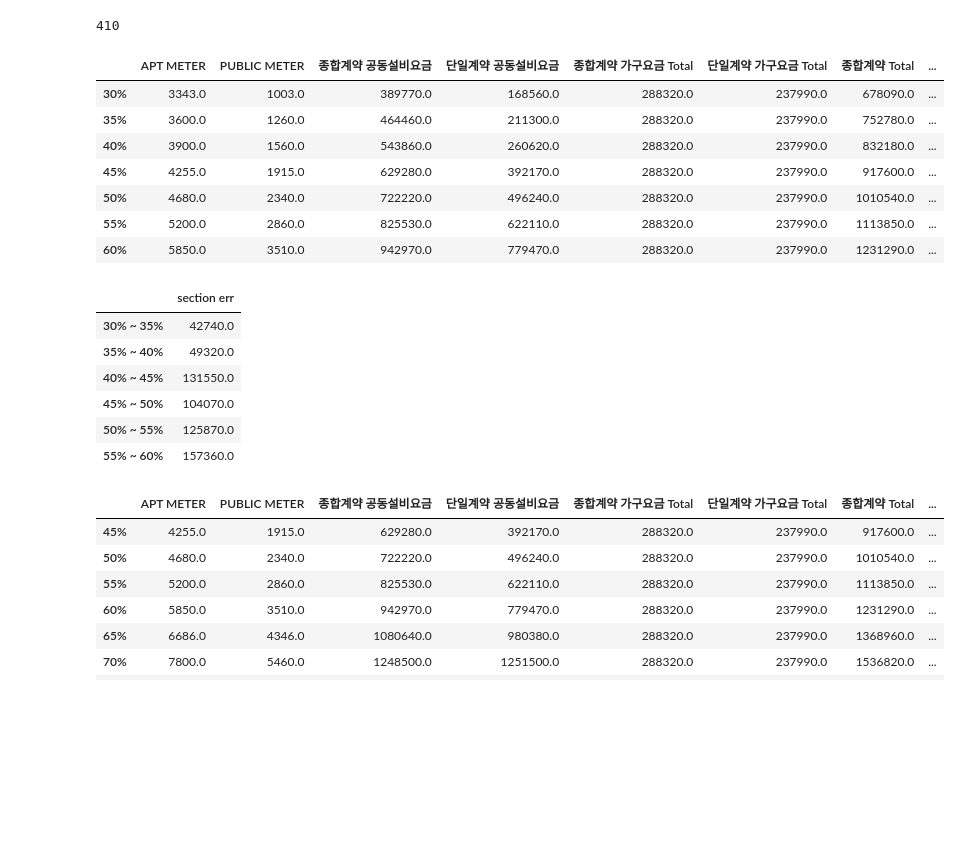
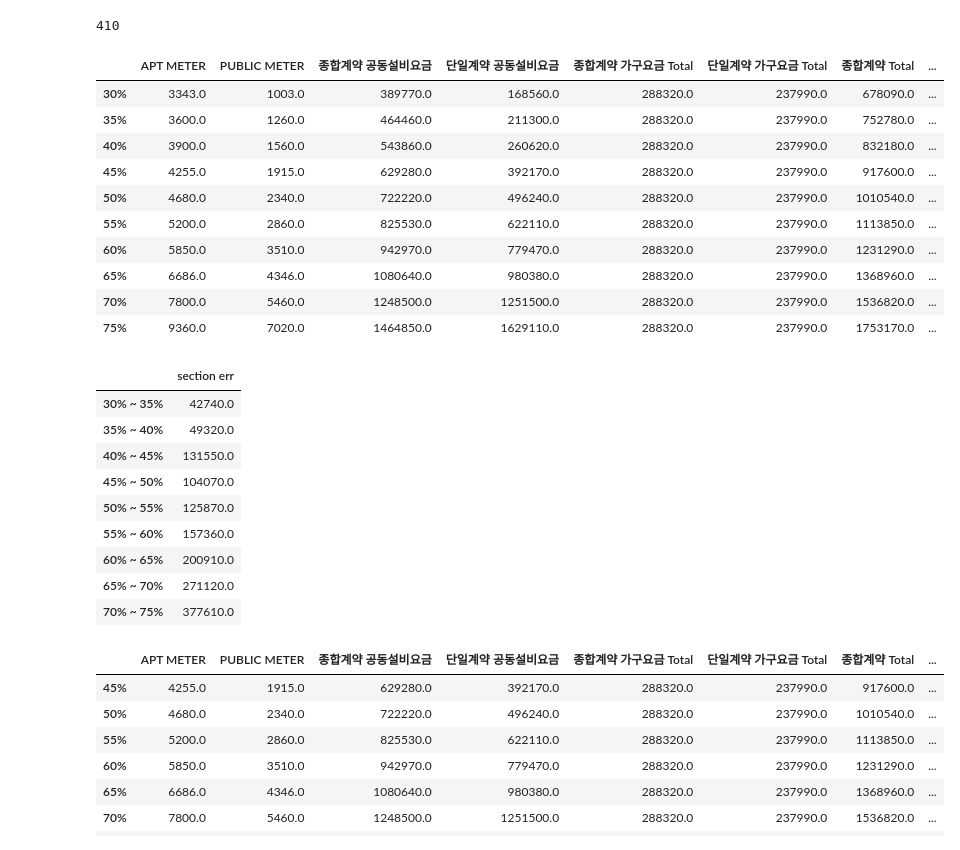
Before and after one commit to formegusto/rate-contract-proto, a Jupyter notebook: Percentage Report.ipynb, the cells around one changed output. Cells and saved outputs as stored; diff of their text form; code cells hidden in the pictures; blank space fills up the shorter version.

```diff
--- a/Percentage Report.ipynb
+++ b/Percentage Report.ipynb
@@ -190,22 +197,25 @@ for PUBLIC_PERCENTAGE in range(START_STEP, LAST_STEP + PERCENTAGE_STEP, PERCENTA
 
     IPython.display.clear_output()
 # %%
-kepco_report_df.loc[["30%","35%","40%","45%","50%","55%","60%"]][clean_col_1_ext_1]
+kepco_report_df.loc[["{}%".format(_) for _ in range(30, 80, 5)]][clean_col_1_ext_1]
 # %% [output]
 |  | APT METER | PUBLIC METER | 종합계약 공동설비요금 | 단일계약 공동설비요금 | 종합계약 가구요금 Total | 단일계약 가구요금 Total | 종합계약 Total | ... |
 | 30% | 3343.0 | 1003.0 | 389770.0 | 168560.0 | 288320.0 | 237990.0 | 678090.0 | ... |
 | 35% | 3600.0 | 1260.0 | 464460.0 | 211300.0 | 288320.0 | 237990.0 | 752780.0 | ... |
 | 40% | 3900.0 | 1560.0 | 543860.0 | 260620.0 | 288320.0 | 237990.0 | 832180.0 | ... |
 | 45% | 4255.0 | 1915.0 | 629280.0 | 392170.0 | 288320.0 | 237990.0 | 917600.0 | ... |
 | 50% | 4680.0 | 2340.0 | 722220.0 | 496240.0 | 288320.0 | 237990.0 | 1010540.0 | ... |
 | 55% | 5200.0 | 2860.0 | 825530.0 | 622110.0 | 288320.0 | 237990.0 | 1113850.0 | ... |
 | 60% | 5850.0 | 3510.0 | 942970.0 | 779470.0 | 288320.0 | 237990.0 | 1231290.0 | ... |
+| 65% | 6686.0 | 4346.0 | 1080640.0 | 980380.0 | 288320.0 | 237990.0 | 1368960.0 | ... |
+| 70% | 7800.0 | 5460.0 | 1248500.0 | 1251500.0 | 288320.0 | 237990.0 | 1536820.0 | ... |
+| 75% | 9360.0 | 7020.0 | 1464850.0 | 1629110.0 | 288320.0 | 237990.0 | 1753170.0 | ... |
 # %%
 # 공동설비요금 차이 계산
-kepco_report_df_ext_1 = kepco_report_df.loc[["30%","35%","40%","45%","50%","55%","60%"]][clean_col_1_ext_1].copy()
-err_report_30_60 = pd.DataFrame(columns=["section err"])
+kepco_report_df_ext_1 = kepco_report_df.loc[["{}%".format(_) for _ in range(30, 80, 5)]][clean_col_1_ext_1].copy()
+err_report_30_75 = pd.DataFrame(columns=["section err"])
 for idx in range(0, len(kepco_report_df_ext_1) - 1):
-    err_report_30_60 = err_report_30_60.append(
+    err_report_30_75 = err_report_30_75.append(
         pd.Series({
             "section err": \
                 kepco_report_df_ext_1.iloc[idx + 1]['단일계약 공동설비요금'] -\
@@ -213,7 +223,7 @@ for idx in range(0, len(kepco_report_df_ext_1) - 1):
         }, name="{} ~ {}".format(kepco_report_df_ext_1.iloc[idx].name,kepco_report_df_ext_1.iloc[idx + 1].name))
     )
 
-err_report_30_60
+err_report_30_75
 # %% [output]
 |  | section err |
 | 30% ~ 35% | 42740.0 |
@@ -222,6 +232,9 @@ err_report_30_60
 | 45% ~ 50% | 104070.0 |
 | 50% ~ 55% | 125870.0 |
 | 55% ~ 60% | 157360.0 |
+| 60% ~ 65% | 200910.0 |
+| 65% ~ 70% | 271120.0 |
+| 70% ~ 75% | 377610.0 |
 # %%
 kepco_report_df.loc[["45%","50%","55%","60%","65%","70%", "75%","80%"]][clean_col_1_ext_1]
 # %% [output]
```
Also changed, not shown: parts of 30 cells of this notebook, 1 other file.
